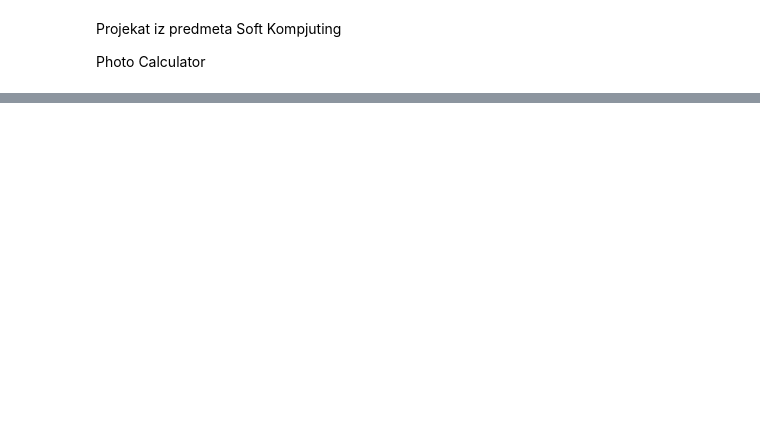
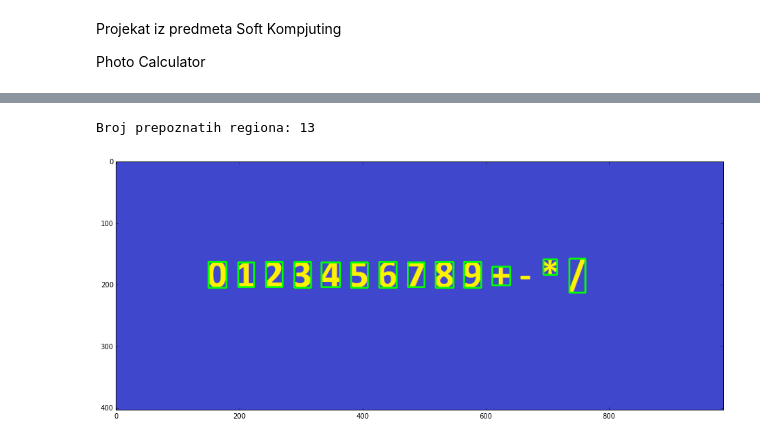
Before and after one commit to MsSquirrel/PhotoCalculator, a Jupyter notebook: PhotoCalculator.ipynb, the cells around one changed output, grey strips where cells are left out. Saved outputs shown, nothing was run; the diff lists cells and outputs as text; code cells hidden in the pictures; blank space fills up the shorter version.

```diff
--- a/PhotoCalculator.ipynb
+++ b/PhotoCalculator.ipynb
@@ -27,7 +27,7 @@ def load_image(path):
 def image_gray(image):
     return cv2.cvtColor(image, cv2.COLOR_RGB2GRAY)
 def image_bin(image_gs):
-    ret,image_bin = cv2.threshold(image_gs, 127, 255, cv2.THRESH_BINARY)
+    ret,image_bin = cv2.threshold(image_gs, 130, 255, cv2.THRESH_BINARY)
     return image_bin
 def image_bin_adaptive(image_gs):
     image_bin = cv2.adaptiveThreshold(image_gs, 255, cv2.ADAPTIVE_THRESH_MEAN_C, cv2.THRESH_BINARY, 35, 10)
@@ -131,2 +66,27 @@ def select_roi(image_orig, image_bin):
+# %%
+def select_roi(image_orig, image_bin):
+    '''Oznaciti regione od interesa na originalnoj slici. (ROI = regions of interest)
+        Za svaki region napraviti posebnu sliku dimenzija 28 x 28.
+        Za označavanje regiona koristiti metodu cv2.boundingRect(contour).
+        Kao povratnu vrednost vratiti originalnu sliku na kojoj su obeleženi regioni
+        i niz slika koje predstavljaju regione sortirane po rastućoj vrednosti x ose
+    '''
+    contours, hierarchy = cv2.findContours(image_bin.copy(), cv2.RETR_LIST, cv2.CHAIN_APPROX_SIMPLE)
+    sorted_regions = [] # lista sortiranih regiona po x osi (sa leva na desno)
+    regions_dic = {}
+    for contour in contours:
+        x,y,w,h = cv2.boundingRect(contour) #koordinate i velicina granicnog pravougaonika
+        area = cv2.contourArea(contour)
+        if area > 100 and h < 100 and h > 15 and w > 15:
+            # kopirati [y:y+h+1, x:x+w+1] sa binarne slike i smestiti u novu sliku
+            # označiti region pravougaonikom na originalnoj slici (image_orig) sa rectangle funkcijom
+            region = image_bin[y:y+h+1,x:x+w+1];
+            regions_dic[x] = resize_region(region)
+            cv2.rectangle(image_orig,(x,y),(x+w,y+h),(0,255,0),2)
+
+    sorted_regions_dic = collections.OrderedDict(sorted(regions_dic.items()))
+    sorted_regions = sorted_regions_dic.values()
+    # sortirati sve regione po x osi (sa leva na desno) i smestiti u promenljivu sorted_regions
+    return image_orig, sorted_regions
 # %%
 def create_ann():
@@ -163,0 +145,7 @@ display_image(test_image_color)
+# %%
+selected_regions, digits = select_roi(train_color.copy(), train_bin)
+print 'Broj prepoznatih regiona:', len(digits)
+display_image(selected_regions)
+# %% [output]
+Broj prepoznatih regiona: 13
+[figure, added]
```
Also changed, not shown: parts of 14 cells of this notebook, 5 other files.
